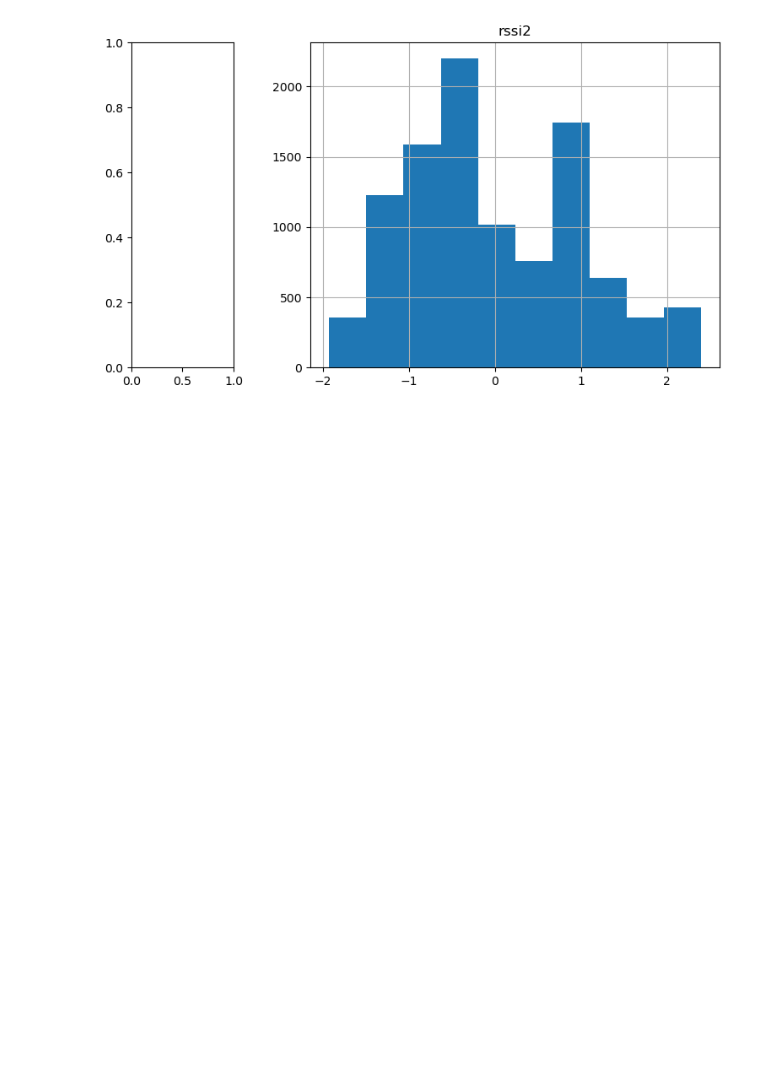
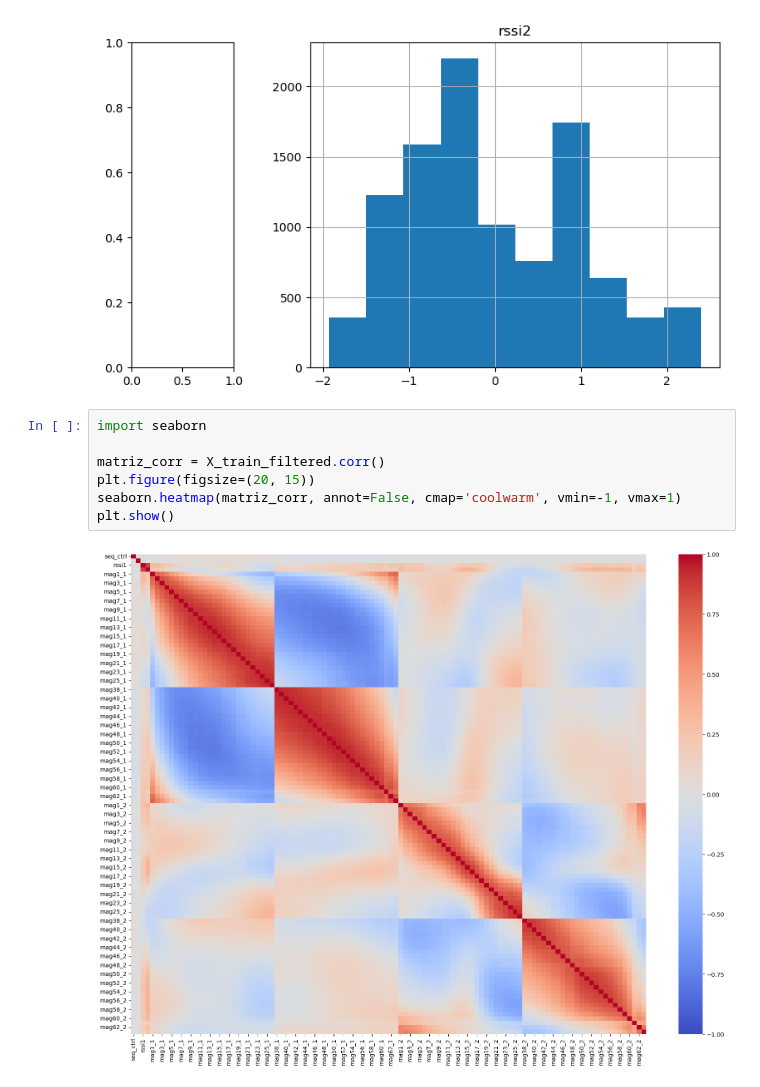
Before and after one commit to laurarebollocrespo/ML-WiFi-Sensing-Classification, a Jupyter notebook: notebooks/01_EDA_MAR.ipynb, the cells around one changed output. Saved outputs shown, nothing was run; the diff lists cells and outputs as text; blank space fills up the shorter version.

```diff
--- a/notebooks/01_EDA_MAR.ipynb
+++ b/notebooks/01_EDA_MAR.ipynb
@@ -397,3 +397,12 @@ X_train_filtered.hist(column='rssi2', ax=axes[1])
 # %% [output]
 array([<Axes: title={'center': 'rssi2'}>], dtype=object)
 [figure]
+# %%
+import seaborn
+
+matriz_corr = X_train_filtered.corr()
+plt.figure(figsize=(20, 15))
+seaborn.heatmap(matriz_corr, annot=False, cmap='coolwarm', vmin=-1, vmax=1)
+plt.show()
+# %% [output]
+[figure, added]
```
Also changed, not shown: parts of 10 cells of this notebook, 1 other file.
